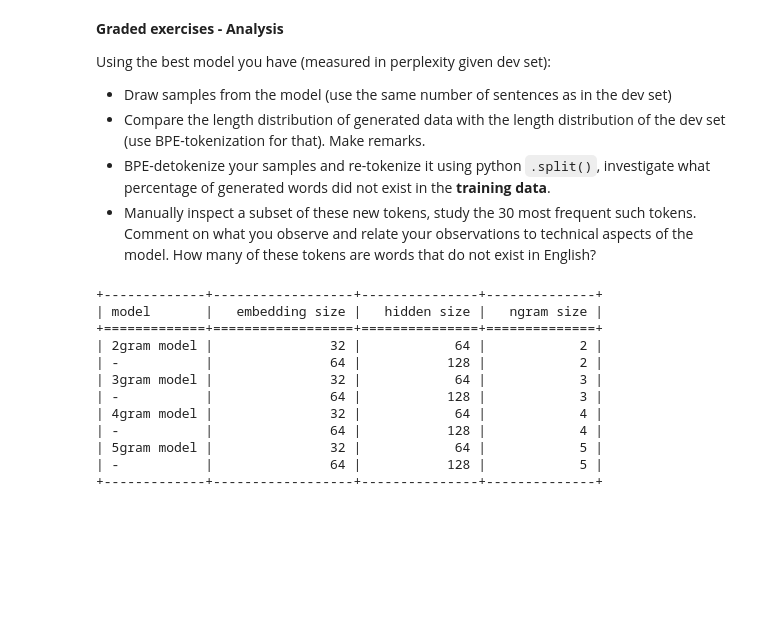
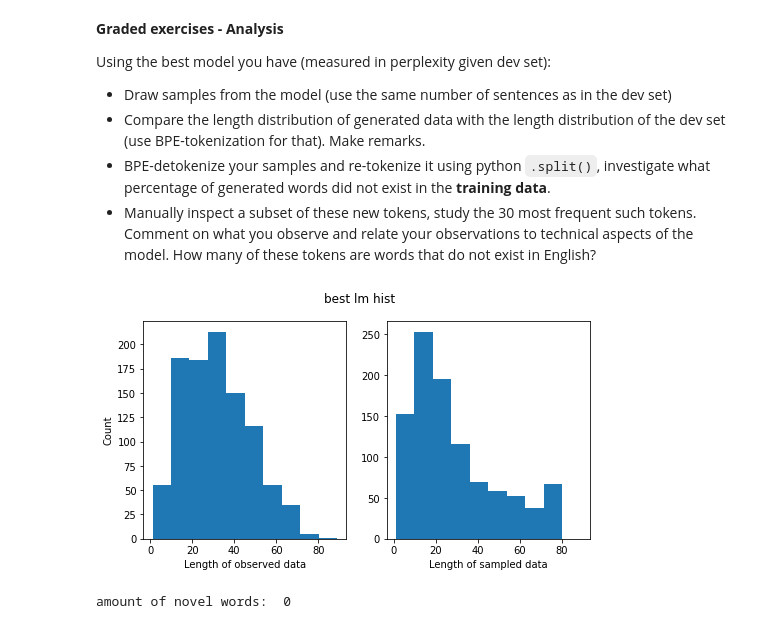
Before and after one commit to Tim-pijnacker/NTMI, a Jupyter notebook: 2022_T5_12385352.ipynb, the cells around one changed output. Cells and saved outputs as stored; diff of their text form; code cells hidden in the pictures; blank space fills up the shorter version.

```diff
--- a/2022_T5_12385352.ipynb
+++ b/2022_T5_12385352.ipynb
@@ -1091,28 +1223,33 @@ plt.show()
-# %%
-# embedding size,
-# hidden size,
-# ngram-size,
-# model size (in number of parameters),
-# model perplexity using the dev set,
-# model perplexity using the test set
-
-table = []
-
-for i in range(4):
-    table.append([f"{i+2}gram model",32, 64, i+2])
-    table.append(["-",64, 128, i+2])
-
-print(tabulate(table, headers = ["model", "embedding size", "hidden size", "ngram size"], tablefmt="outline"))
-# %% [output]
-+-------------+------------------+---------------+--------------+
-| model       |   embedding size |   hidden size |   ngram size |
-+=============+==================+===============+==============+
-| 2gram model |               32 |            64 |            2 |
-| -           |               64 |           128 |            2 |
-| 3gram model |               32 |            64 |            3 |
-| -           |               64 |           128 |            3 |
-| 4gram model |               32 |            64 |            4 |
-| -           |               64 |           128 |            4 |
-| 5gram model |               32 |            64 |            5 |
-| -           |               64 |           128 |            5 |
-+-------------+------------------+---------------+--------------+
+# %%
+best_lm = lms[-1]
+best_logs = logs[-1]
+# %%
+sample = best_lm.sample(1000, max_length=80).cpu()
+
+tokenized_dev = tokenizer.encode(dev, add_eos=True)
+
+compare_length_hist(pad_to_longest(tokenized_dev), sample, "best lm hist")
+# %% [output]
+[figure, added]
+# %%
+sample_list = []
+for row in sample:
+    sample_row = []
+    for val in row:
+        if val.item() == 0:
+            break
+        sample_row.append(val.item())
+    sample_list.append(sample_row)
+
+decoded_sample = tokenizer.decode(sample_list)
+
+retokenized_sample = []
+novel = 0
+for i, s in enumerate(decoded_sample):
+    retokenized_s = s.split()
+    novel += (len(tokenizer.decode(sample_list[i]).split()) - len(retokenized_s))
+    retokenized_sample.append(retokenized_s)
+
+print("amount of novel words: ",novel)
+# %% [output]
+amount of novel words:  0
```
Also changed, not shown: parts of 17 cells of this notebook, 1 other file.
